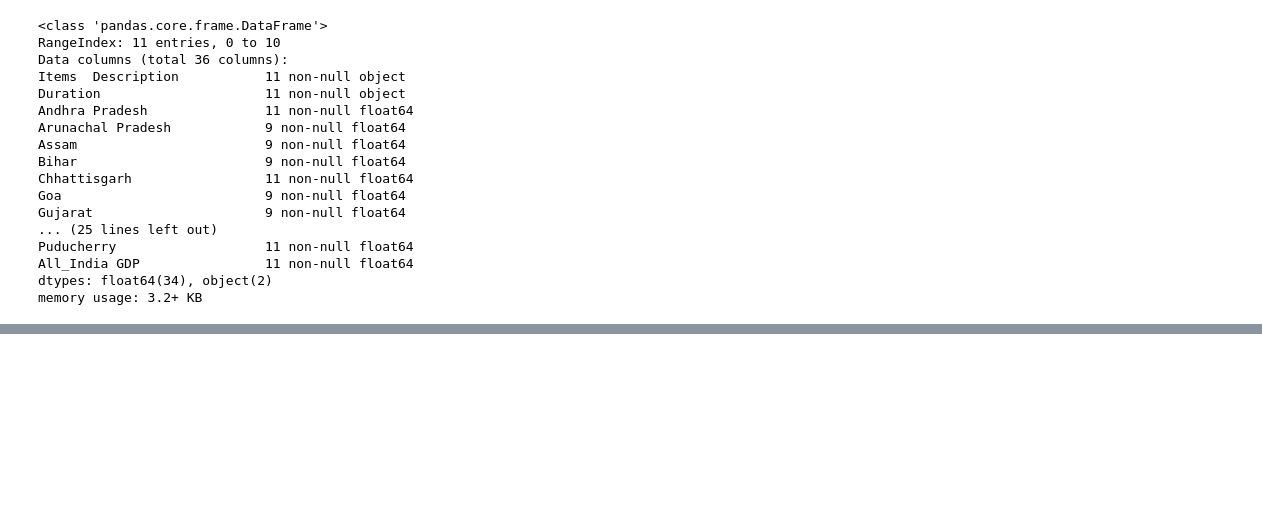
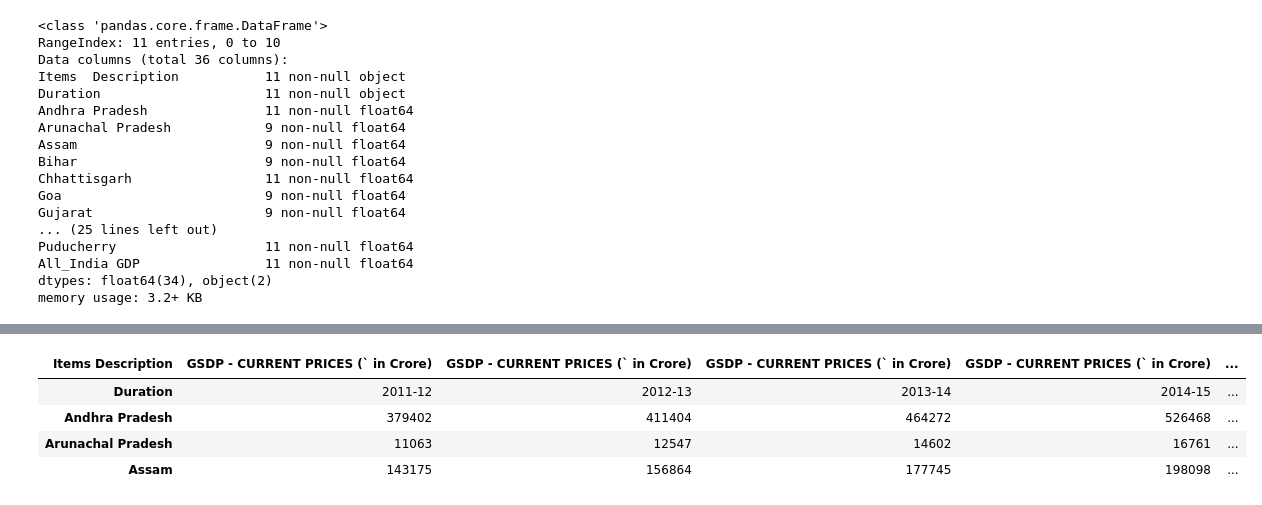
Before and after one commit to santosh12678/DS2019, a Jupyter notebook: EDA Part 01.ipynb, the cells around one changed output, grey strips where cells are left out. Drawn from its saved outputs; the diff is of its cells as text; code cells hidden in the pictures; blank space fills up the shorter version.

```diff
--- a/EDA Part 01.ipynb
+++ b/EDA Part 01.ipynb
@@ -45,2 +75,10 @@ df_after_remove =df.drop([5,10], axis=0)
 # %%
 tranposed_df = df_after_remove.transpose()
+# %%
+tranposed_df.head(4)
+# %% [output]
+| Items Description | GSDP - CURRENT PRICES (` in Crore) | GSDP - CURRENT PRICES (` in Crore) | GSDP - CURRENT PRICES (` in Crore) | GSDP - CURRENT PRICES (` in Crore) | ... |
+| Duration | 2011-12 | 2012-13 | 2013-14 | 2014-15 | ... |
+| Andhra Pradesh | 379402 | 411404 | 464272 | 526468 | ... |
+| Arunachal Pradesh | 11063 | 12547 | 14602 | 16761 | ... |
+| Assam | 143175 | 156864 | 177745 | 198098 | ... |
```
Also changed, not shown: parts of 16 cells of this notebook.
